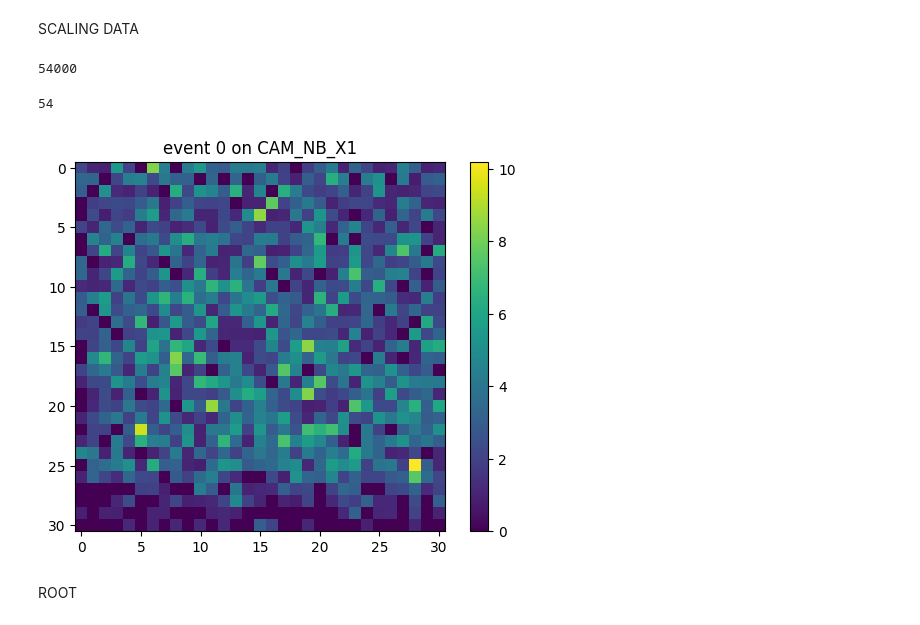
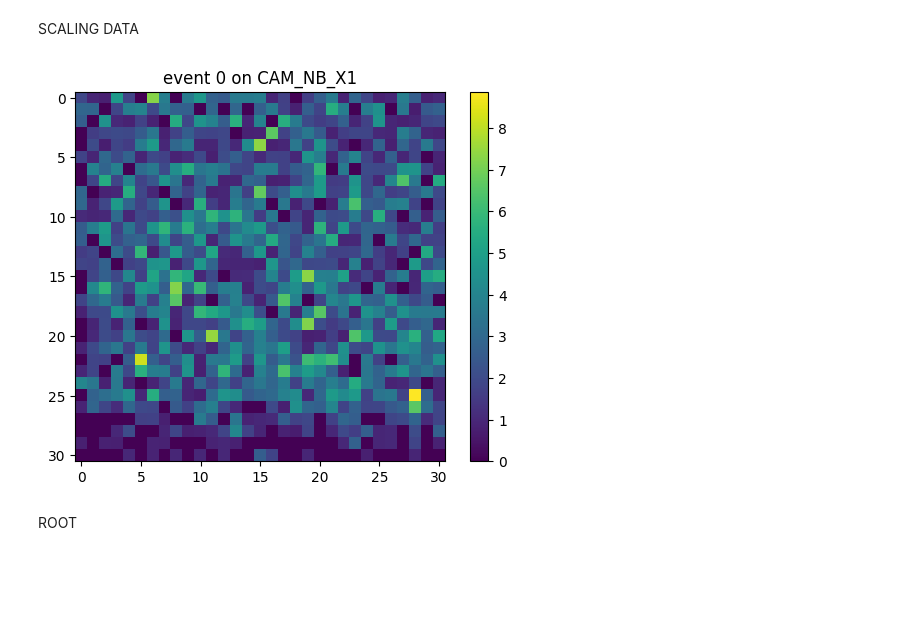
Before and after one commit to giacomo-santoni/ML_attempts, a Jupyter notebook: ml_robustscaler2.ipynb, the cells around one changed output. Drawn from its saved outputs; the diff is of its cells as text; code cells hidden in the pictures; blank space fills up the shorter version.

```diff
--- a/ml_robustscaler2.ipynb
+++ b/ml_robustscaler2.ipynb
@@ -62,14 +65,5 @@ def PlotCamsImages():
         break
 
 PlotCamsImages()
-
-for i in range(len(all_images)):
-    for j in range(len(all_images[i])):
-        if np.any(all_images[i][j] > 10000):
-            print(True)
-            plt.imshow(all_images[i][j], interpolation='none')
-            plt.colorbar()
-            plt.title(f"event {file[i][0]} on {cam_list[j]}")
-            plt.show()
 # %% [output]
 [figure]
@@ -88,8 +73,13 @@ SCALING DATA
 from sklearn.preprocessing import RobustScaler
 
 def ScalingData():
-    transformer = RobustScaler().fit(all_single_photons_matrix)
-    all_photons_scaled_matrix = transformer.transform(all_single_photons_matrix)
-    return all_photons_scaled_matrix
+    photons_scaled_all_ev = []
+    for pixels in pixels_to_scale_matrix:
+        transformer = RobustScaler().fit(pixels)
+        photons_scaled_in_cam = transformer.transform(pixels)
+        photons_scaled_all_ev.append(photons_scaled_in_cam)
+    photons_scaled_all_ev_matrix = np.asarray(photons_scaled_all_ev)
+    all_images_scaled = photons_scaled_all_ev_matrix.reshape(1000,54,31,31)
+    return all_images_scaled
 
-all_photons_scaled_matrix = ScalingData()
+all_images_scaled = ScalingData()
@@ -109,4 +85,0 @@ for _ in range(num_matrices):
-# %%
-len(all_images_scaled_1d)
-# %% [output]
-54000
@@ -113,31 +95,14 @@ len(all_images_scaled_1d)
 # %%
-rows = len(file)
-columns = len(cam_list)
-all_images_scaled_1d = np.asarray(all_images_scaled_1d)
-all_images_scaled_matrix = np.empty((rows, columns), dtype=object)
-# Riempie la matrice di matrici con i dati dall'array di matrici
-index = 0
-for r in range(rows):
-    for c in range(columns):
-        all_images_scaled_matrix[r, c] = all_images_scaled_1d[index]
-        index += 1
-        if index >= all_images_scaled_1d.shape[0]:
-            index = 0
-print(len(all_images_scaled_matrix[0]))
-
-
 def PlotCamsImages():
-    for i in range(len(all_images_scaled_matrix)):
-        #for cam in cam_list:
-        for j in range(len(all_images_scaled_matrix[i])):
-            plt.imshow(all_images_scaled_matrix[i][j], interpolation='none')
+    for i in range(len(all_images_scaled)):
+        for j in range(len(all_images_scaled[i])):
+            plt.imshow(all_images_scaled[i][j], interpolation='none')
             plt.colorbar()
             plt.title(f"event {file[i][0]} on {cam_list[j]}")
             plt.show()
             break
         break
 
 PlotCamsImages()
 # %% [output]
-54
-[figure, old version]
+[figure, new version]
```
Also changed, not shown: parts of 34 cells of this notebook.
